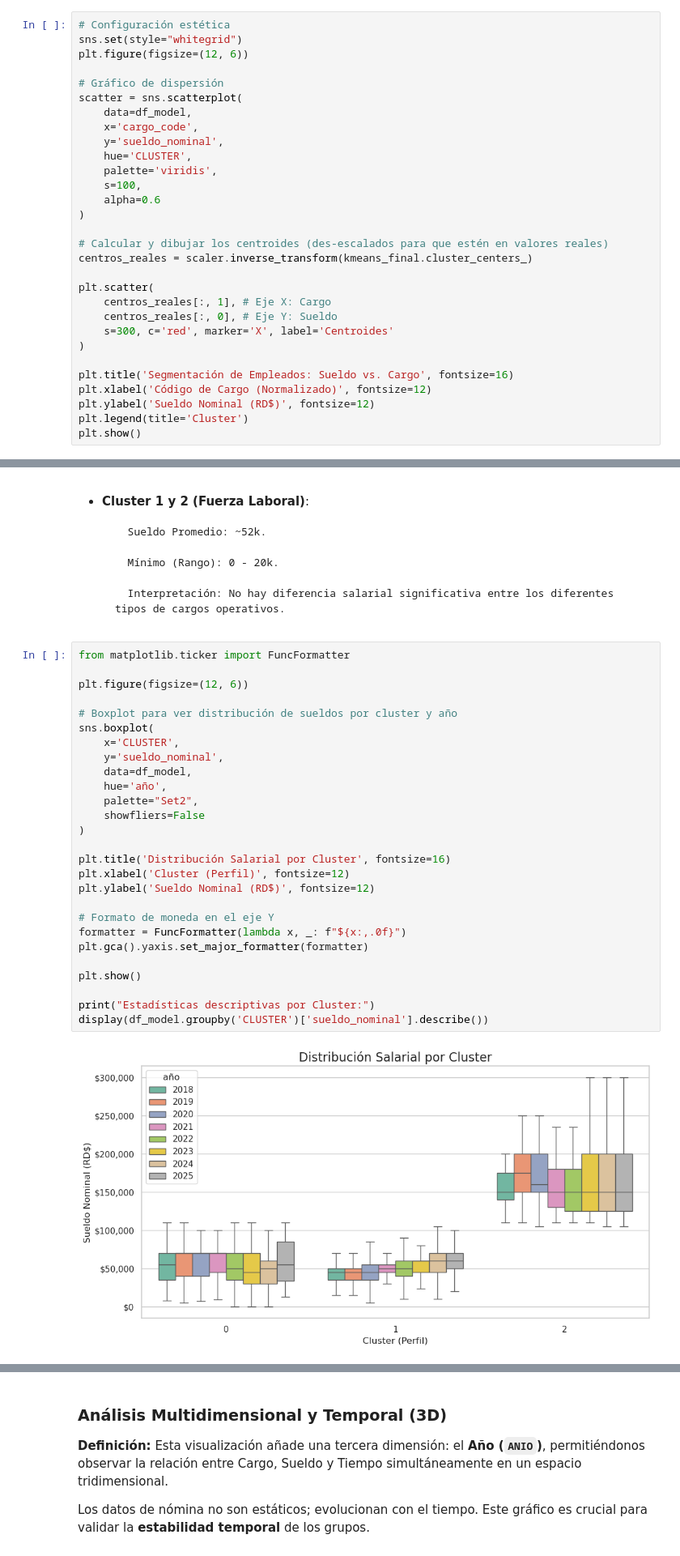
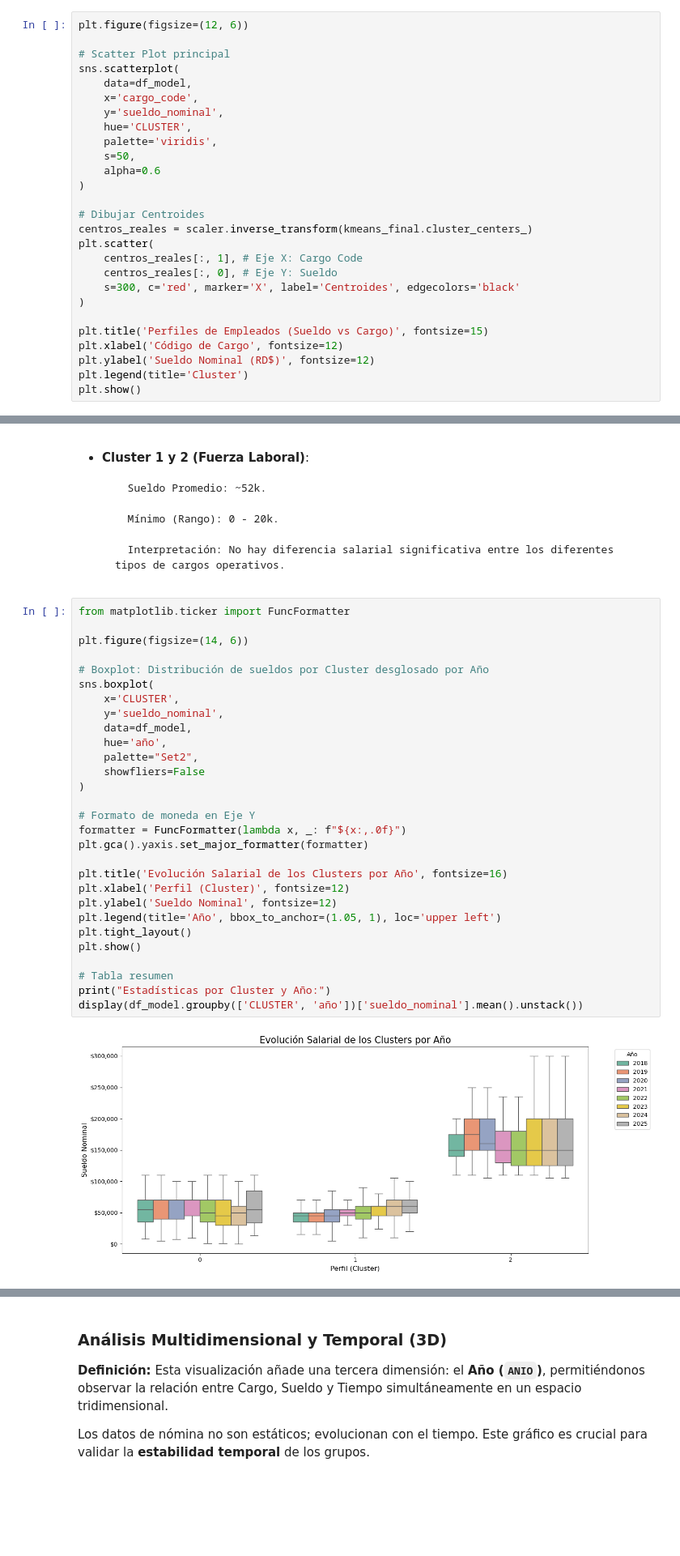
Before and after one commit to TZeik/icc321-2025-final, a Jupyter notebook: modelo_mineria.ipynb, the cells around one changed output, grey strips where cells are left out. Shown at 81% size. Saved outputs shown, nothing was run; the diff lists cells and outputs as text; blank space fills up the shorter version.

```diff
--- a/modelo_mineria.ipynb
+++ b/modelo_mineria.ipynb
@@ -149,32 +157,29 @@ Nos permite verificar visualmente si el algoritmo logró separar los grupos de m
 * Si los colores están bien separados, el modelo ha encontrado patrones claros.
 * Los **centroides** nos indican cuál es el perfil "prototipo" o representativo de cada grupo (ej. un empleado con cargo nivel 50 y sueldo de 40k).
 # %%
-# Configuración estética
-sns.set(style="whitegrid")
 plt.figure(figsize=(12, 6))
 
-# Gráfico de dispersión
-scatter = sns.scatterplot(
+# Scatter Plot principal
+sns.scatterplot(
     data=df_model,
     x='cargo_code',
     y='sueldo_nominal',
     hue='CLUSTER',
     palette='viridis',
-    s=100,
+    s=50,
     alpha=0.6
 )
 
-# Calcular y dibujar los centroides (des-escalados para que estén en valores reales)
+# Dibujar Centroides
 centros_reales = scaler.inverse_transform(kmeans_final.cluster_centers_)
-
 plt.scatter(
-    centros_reales[:, 1], # Eje X: Cargo
+    centros_reales[:, 1], # Eje X: Cargo Code
     centros_reales[:, 0], # Eje Y: Sueldo
-    s=300, c='red', marker='X', label='Centroides'
+    s=300, c='red', marker='X', label='Centroides', edgecolors='black'
 )
 
-plt.title('Segmentación de Empleados: Sueldo vs. Cargo', fontsize=16)
-plt.xlabel('Código de Cargo (Normalizado)', fontsize=12)
+plt.title('Perfiles de Empleados (Sueldo vs Cargo)', fontsize=15)
+plt.xlabel('Código de Cargo', fontsize=12)
 plt.ylabel('Sueldo Nominal (RD$)', fontsize=12)
 plt.legend(title='Cluster')
 plt.show()
@@ -211,29 +216,31 @@ Es la herramienta principal para la **interpretación de negocio**. Nos permite
 # %%
 from matplotlib.ticker import FuncFormatter
 
-plt.figure(figsize=(12, 6))
+plt.figure(figsize=(14, 6))
 
-# Boxplot para ver distribución de sueldos por cluster y año
+# Boxplot: Distribución de sueldos por Cluster desglosado por Año
 sns.boxplot(
     x='CLUSTER',
     y='sueldo_nominal',
     data=df_model,
     hue='año',
     palette="Set2",
     showfliers=False
 )
 
-plt.title('Distribución Salarial por Cluster', fontsize=16)
-plt.xlabel('Cluster (Perfil)', fontsize=12)
-plt.ylabel('Sueldo Nominal (RD$)', fontsize=12)
-
-# Formato de moneda en el eje Y
+# Formato de moneda en Eje Y
 formatter = FuncFormatter(lambda x, _: f"${x:,.0f}")
 plt.gca().yaxis.set_major_formatter(formatter)
 
+plt.title('Evolución Salarial de los Clusters por Año', fontsize=16)
+plt.xlabel('Perfil (Cluster)', fontsize=12)
+plt.ylabel('Sueldo Nominal', fontsize=12)
+plt.legend(title='Año', bbox_to_anchor=(1.05, 1), loc='upper left')
+plt.tight_layout()
 plt.show()
 
-print("Estadísticas descriptivas por Cluster:")
-display(df_model.groupby('CLUSTER')['sueldo_nominal'].describe())
+# Tabla resumen
+print("Estadísticas por Cluster y Año:")
+display(df_model.groupby(['CLUSTER', 'año'])['sueldo_nominal'].mean().unstack())
 # %% [output]
-[figure, old version]
+[figure, new version]
```
Also changed, not shown: parts of 7 cells of this notebook, 5 other files.
